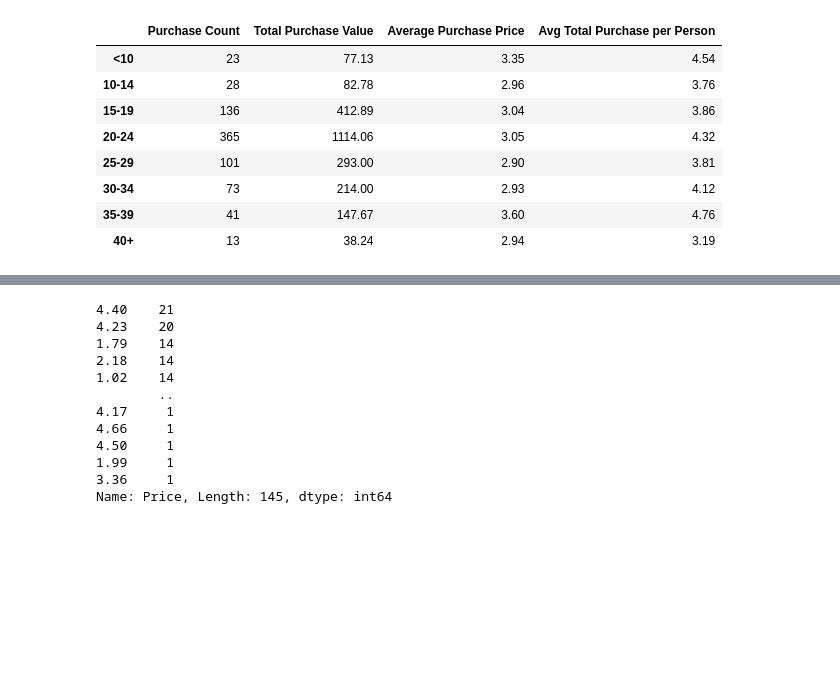
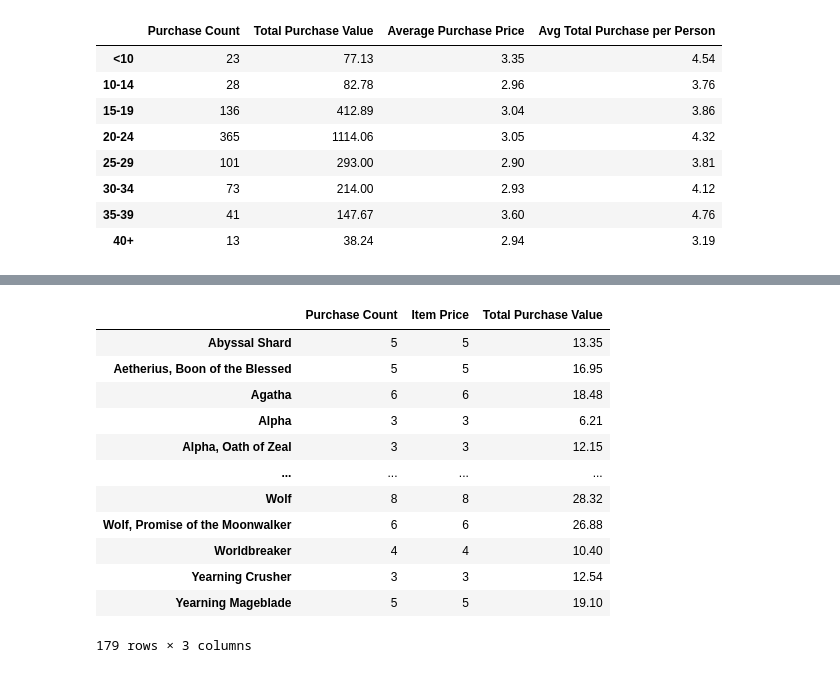
Before and after one commit to KinlayD/pandas-challenge, a Jupyter notebook: HeroesOfPymoli/HoP.ipynb, the cells around one changed output, grey strips where cells are left out. Cells and saved outputs as stored; diff of their text form; code cells hidden in the pictures; blank space fills up the shorter version.

```diff
--- a/HeroesOfPymoli/HoP.ipynb
+++ b/HeroesOfPymoli/HoP.ipynb
@@ -504,19 +485,33 @@ pd_raw_df.head(20)
-# %%
-# top spenders
-sn_index_df = pd_raw_df.set_index("SN")
-filter_by_price = sn_index_df.loc[:, ["Item Name", "Price"]]
-value_counts = filter_by_price["Price"].value_counts()
-value_counts
-# %% [output]
-4.40    21
-4.23    20
-1.79    14
-2.18    14
-1.02    14
-        ..
-4.17     1
-4.66     1
-4.50     1
-1.99     1
-3.36     1
-Name: Price, Length: 145, dtype: int64
+# %%
+# Most Popular Items
+
+# purchase count
+p_count_items = pd_raw_df["Item Name"].value_counts()
+p_count_items
+
+# item price
+ip = pd_raw_df.groupby(["Item Name"])
+item_price = ip["Price"].count()
+item_price
+
+# total purchase value
+item_group_tpv = pd_raw_df.groupby(["Item Name"])
+item_tpv = item_group_tpv["Price"].sum()
+item_tpv
+
+most_popular_items_df = pd.DataFrame({"Purchase Count": p_count_items, "Item Price": item_price, "Total Purchase Value": item_tpv})
+most_popular_items_df
+# %% [output]
+|  | Purchase Count | Item Price | Total Purchase Value |
+| Abyssal Shard | 5 | 5 | 13.35 |
+| Aetherius, Boon of the Blessed | 5 | 5 | 16.95 |
+| Agatha | 6 | 6 | 18.48 |
+| Alpha | 3 | 3 | 6.21 |
+| Alpha, Oath of Zeal | 3 | 3 | 12.15 |
+| ... | ... | ... | ... |
+| Wolf | 8 | 8 | 28.32 |
+| Wolf, Promise of the Moonwalker | 6 | 6 | 26.88 |
+| Worldbreaker | 4 | 4 | 10.40 |
+| Yearning Crusher | 3 | 3 | 12.54 |
+| Yearning Mageblade | 5 | 5 | 19.10 |
+179 rows × 3 columns
```
Also changed, not shown: parts of 2 cells of this notebook.
